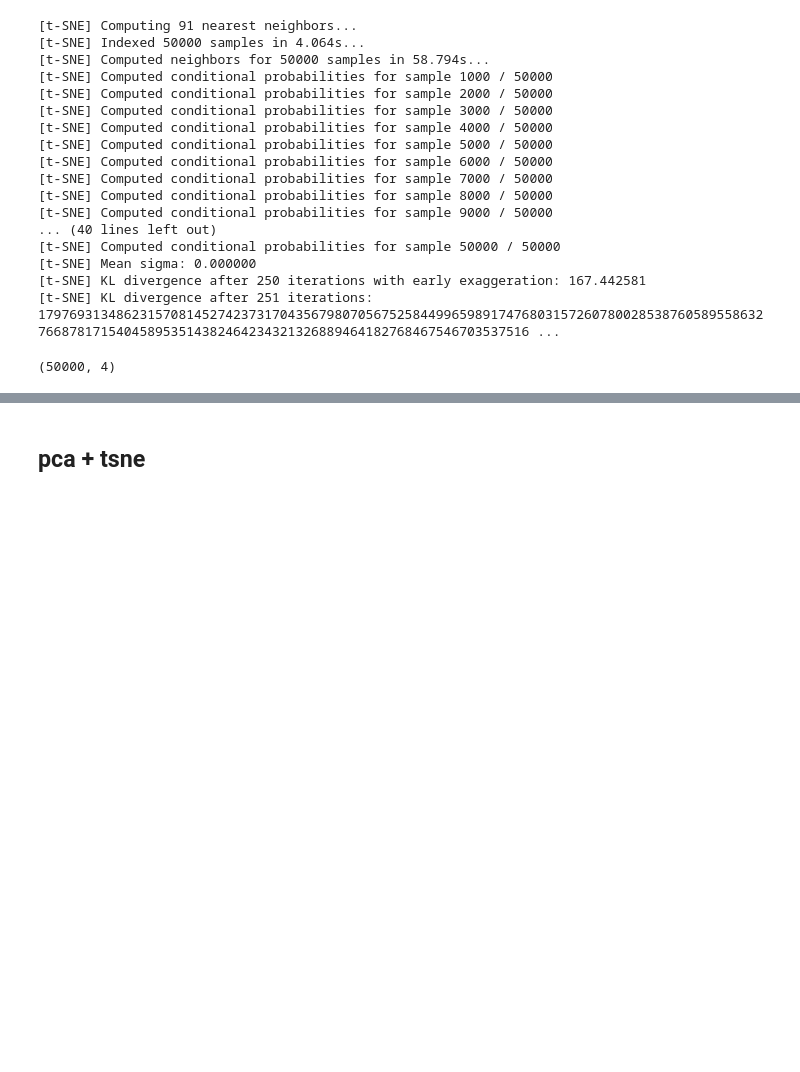
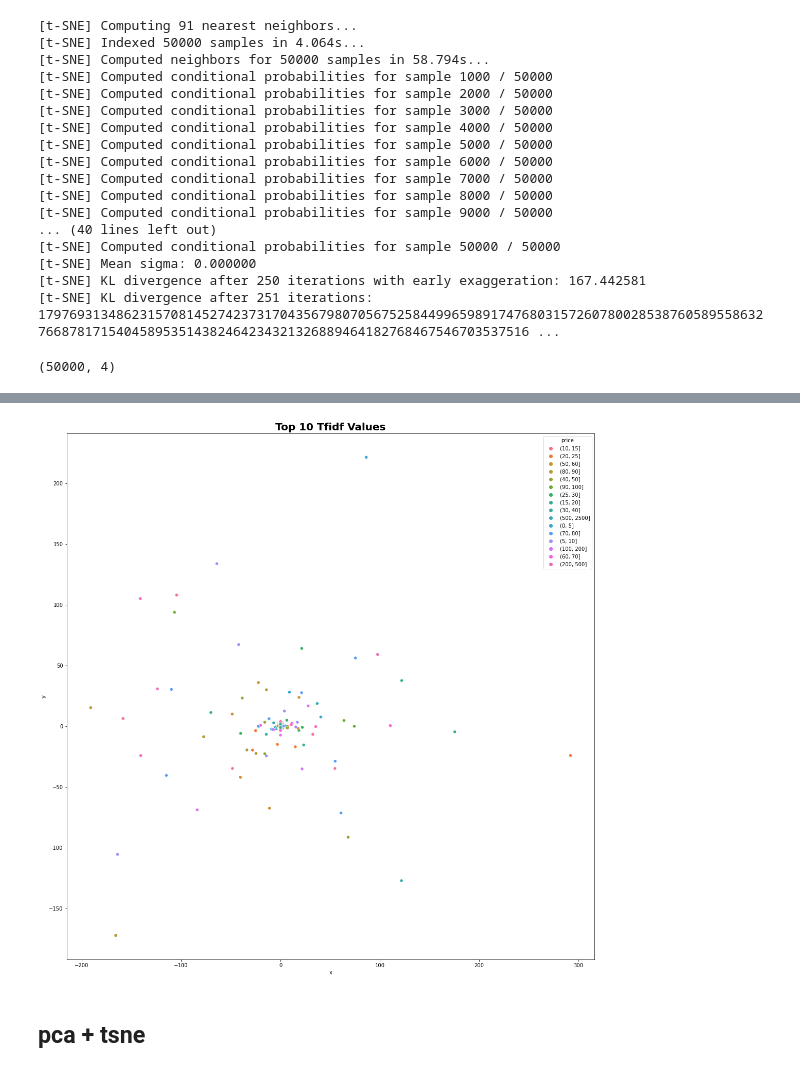
Before and after one commit to DSEI21000-S21/project-product-price-prediction, a Jupyter notebook: experiment/feature_extraction/FeatureExtraction_ItemDescription_Zhiying_M2E1.ipynb, the cells around one changed output, grey strips where cells are left out. Drawn from its saved outputs; the diff is of its cells as text; code cells hidden in the pictures; blank space fills up the shorter version.

```diff
--- a/experiment/feature_extraction/FeatureExtraction_ItemDescription_Zhiying_M2E1.ipynb
+++ b/experiment/feature_extraction/FeatureExtraction_ItemDescription_Zhiying_M2E1.ipynb
@@ -222,14 +223,13 @@ plt.show()
 # %%
 
-sns.scatterplot(data=vis_df, x='x', y='y', hue='price')
+sns.scatterplot(data=tdidf_tsne, x='x', y='y', hue='price')
 
-plt.title("Visualize Item description t-SNE \n stratify by price bin".title(), fontweight = "bold", fontsize = 20)
+plt.title("Top 10 TFIDF Values".title(), fontweight = "bold", fontsize = 20)
 
-plt.xlabel("principal component 1".title(), fontweight = "bold", fontsize = 20)
-
-plt.ylabel("principal component 2".title(), fontweight = "bold", fontsize = 20)
 
 plt.show()
+# %% [output]
+[figure, added]
 # %% [markdown]
 ## pca + tsne
 # %%
```
Also changed, not shown: parts of 3 cells of this notebook.
